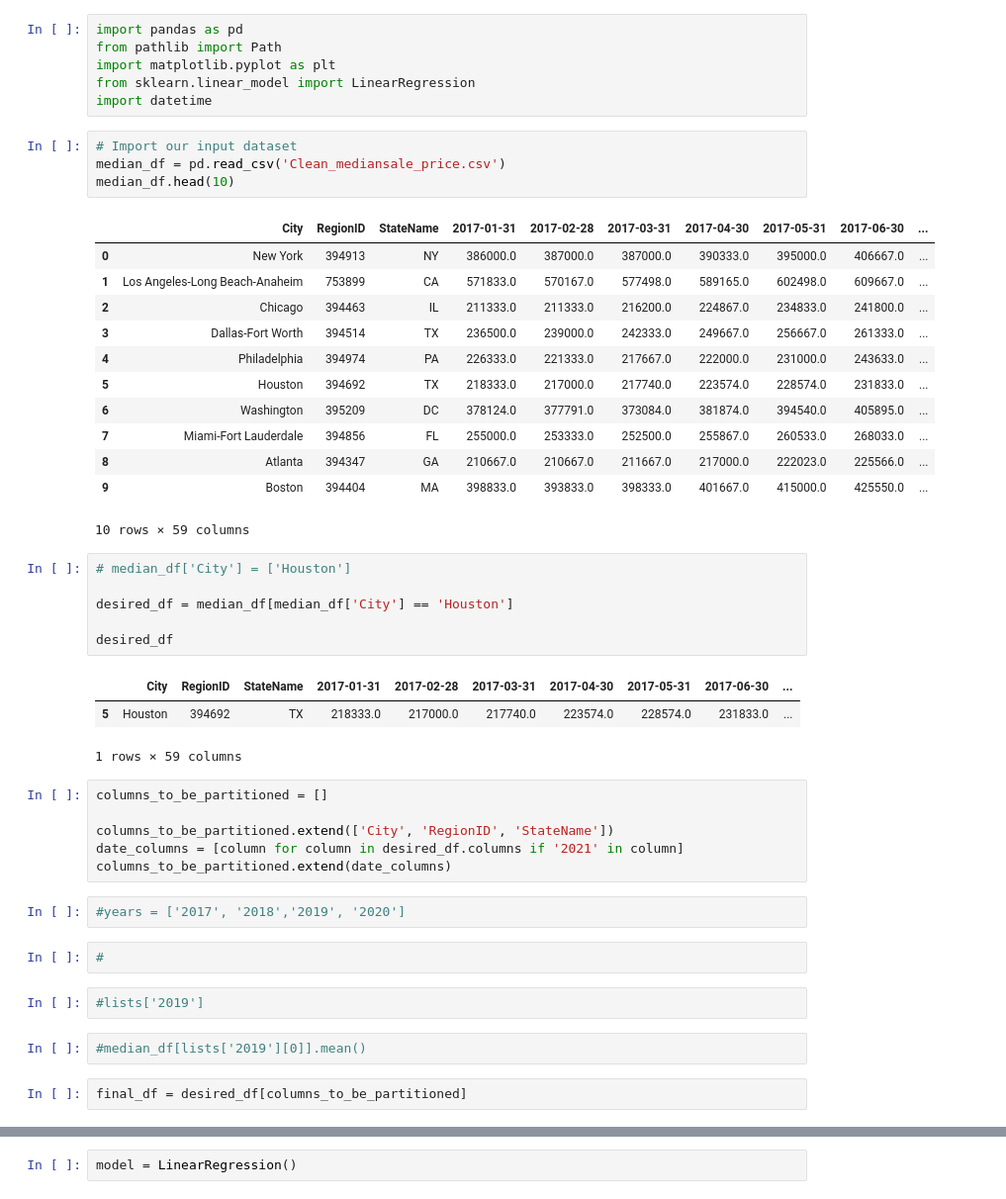
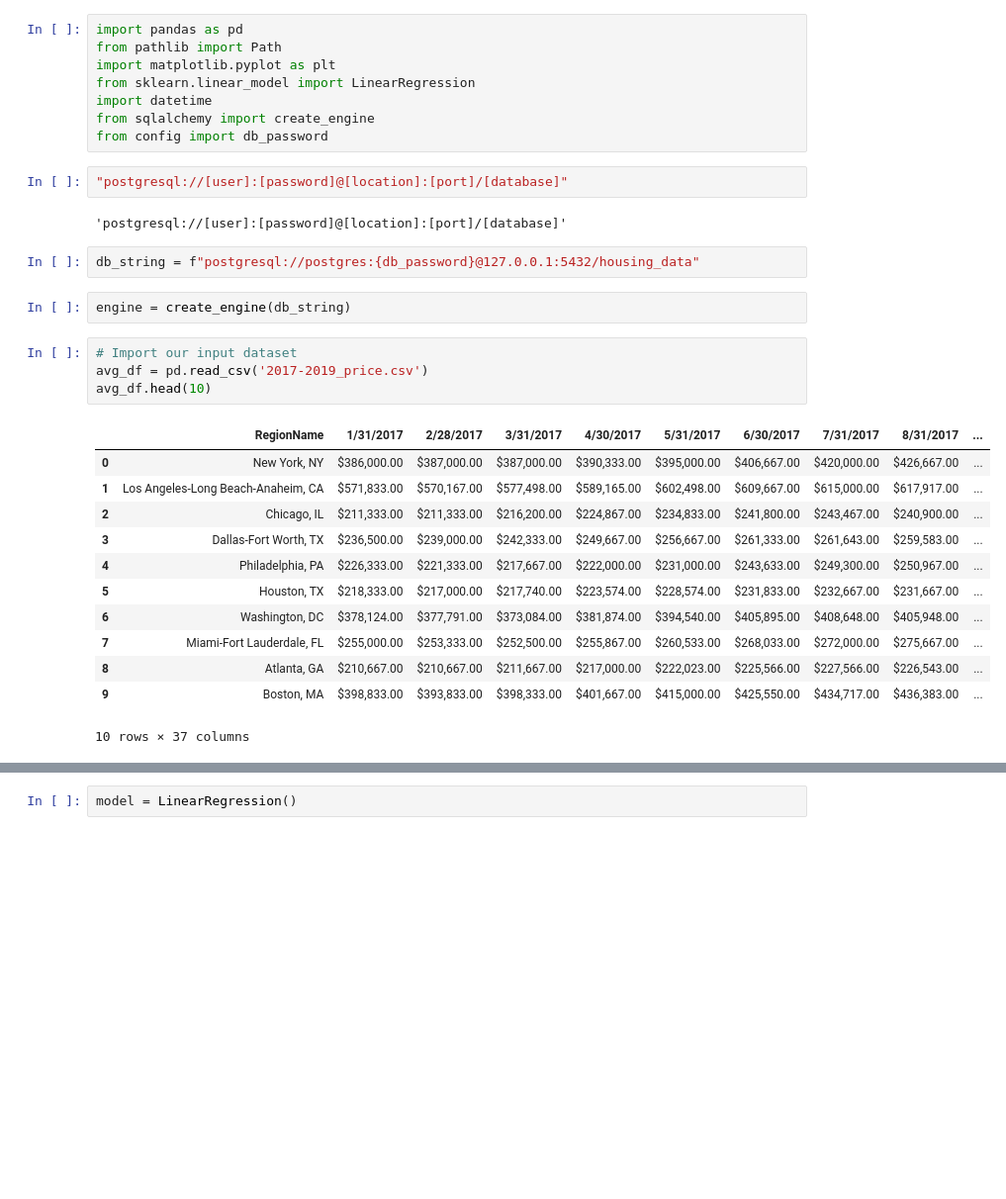
Before and after one commit to rachanamule/Housing_Data, a Jupyter notebook: house_machine_learning.ipynb, the cells around one changed output, grey strips where cells are left out. Shown at 99% size. Drawn from its saved outputs; the diff is of its cells as text; blank space fills up the shorter version.

```diff
--- a/house_machine_learning.ipynb
+++ b/house_machine_learning.ipynb
@@ -4,46 +4,30 @@ from pathlib import Path
 import matplotlib.pyplot as plt
 from sklearn.linear_model import LinearRegression
 import datetime
+from sqlalchemy import create_engine
+from config import db_password
+# %%
+"postgresql://[user]:[password]@[location]:[port]/[database]"
+# %% [output]
+'postgresql://[user]:[password]@[location]:[port]/[database]'
+# %%
+db_string = f"postgresql://postgres:{db_password}@127.0.0.1:5432/housing_data"
+# %%
+engine = create_engine(db_string)
 # %%
 # Import our input dataset
-median_df = pd.read_csv('Clean_mediansale_price.csv')
-median_df.head(10)
+avg_df = pd.read_csv('2017-2019_price.csv')
+avg_df.head(10)
 # %% [output]
-|  | City | RegionID | StateName | 2017-01-31 | 2017-02-28 | 2017-03-31 | 2017-04-30 | 2017-05-31 | 2017-06-30 | ... |
-| 0 | New York | 394913 | NY | 386000.0 | 387000.0 | 387000.0 | 390333.0 | 395000.0 | 406667.0 | ... |
-| 1 | Los Angeles-Long Beach-Anaheim | 753899 | CA | 571833.0 | 570167.0 | 577498.0 | 589165.0 | 602498.0 | 609667.0 | ... |
-| 2 | Chicago | 394463 | IL | 211333.0 | 211333.0 | 216200.0 | 224867.0 | 234833.0 | 241800.0 | ... |
-| 3 | Dallas-Fort Worth | 394514 | TX | 236500.0 | 239000.0 | 242333.0 | 249667.0 | 256667.0 | 261333.0 | ... |
-| 4 | Philadelphia | 394974 | PA | 226333.0 | 221333.0 | 217667.0 | 222000.0 | 231000.0 | 243633.0 | ... |
-| 5 | Houston | 394692 | TX | 218333.0 | 217000.0 | 217740.0 | 223574.0 | 228574.0 | 231833.0 | ... |
-| 6 | Washington | 395209 | DC | 378124.0 | 377791.0 | 373084.0 | 381874.0 | 394540.0 | 405895.0 | ... |
-| 7 | Miami-Fort Lauderdale | 394856 | FL | 255000.0 | 253333.0 | 252500.0 | 255867.0 | 260533.0 | 268033.0 | ... |
-| 8 | Atlanta | 394347 | GA | 210667.0 | 210667.0 | 211667.0 | 217000.0 | 222023.0 | 225566.0 | ... |
-| 9 | Boston | 394404 | MA | 398833.0 | 393833.0 | 398333.0 | 401667.0 | 415000.0 | 425550.0 | ... |
+|  | RegionName | 1/31/2017 | 2/28/2017 | 3/31/2017 | 4/30/2017 | 5/31/2017 | 6/30/2017 | 7/31/2017 | 8/31/2017 | ... |
+| 0 | New York, NY | $386,000.00 | $387,000.00 | $387,000.00 | $390,333.00 | $395,000.00 | $406,667.00 | $420,000.00 | $426,667.00 | ... |
+| 1 | Los Angeles-Long Beach-Anaheim, CA | $571,833.00 | $570,167.00 | $577,498.00 | $589,165.00 | $602,498.00 | $609,667.00 | $615,000.00 | $617,917.00 | ... |
+| 2 | Chicago, IL | $211,333.00 | $211,333.00 | $216,200.00 | $224,867.00 | $234,833.00 | $241,800.00 | $243,467.00 | $240,900.00 | ... |
+| 3 | Dallas-Fort Worth, TX | $236,500.00 | $239,000.00 | $242,333.00 | $249,667.00 | $256,667.00 | $261,333.00 | $261,643.00 | $259,583.00 | ... |
+| 4 | Philadelphia, PA | $226,333.00 | $221,333.00 | $217,667.00 | $222,000.00 | $231,000.00 | $243,633.00 | $249,300.00 | $250,967.00 | ... |
+| 5 | Houston, TX | $218,333.00 | $217,000.00 | $217,740.00 | $223,574.00 | $228,574.00 | $231,833.00 | $232,667.00 | $231,667.00 | ... |
+| 6 | Washington, DC | $378,124.00 | $377,791.00 | $373,084.00 | $381,874.00 | $394,540.00 | $405,895.00 | $408,648.00 | $405,948.00 | ... |
+| 7 | Miami-Fort Lauderdale, FL | $255,000.00 | $253,333.00 | $252,500.00 | $255,867.00 | $260,533.00 | $268,033.00 | $272,000.00 | $275,667.00 | ... |
+| 8 | Atlanta, GA | $210,667.00 | $210,667.00 | $211,667.00 | $217,000.00 | $222,023.00 | $225,566.00 | $227,566.00 | $226,543.00 | ... |
+| 9 | Boston, MA | $398,833.00 | $393,833.00 | $398,333.00 | $401,667.00 | $415,000.00 | $425,550.00 | $434,717.00 | $436,383.00 | ... |
-10 rows × 59 columns
+10 rows × 37 columns
-# %%
-# median_df['City'] = ['Houston']
-
-desired_df = median_df[median_df['City'] == 'Houston']
-
-desired_df
-# %% [output]
-|  | City | RegionID | StateName | 2017-01-31 | 2017-02-28 | 2017-03-31 | 2017-04-30 | 2017-05-31 | 2017-06-30 | ... |
-| 5 | Houston | 394692 | TX | 218333.0 | 217000.0 | 217740.0 | 223574.0 | 228574.0 | 231833.0 | ... |
-1 rows × 59 columns
-# %%
-columns_to_be_partitioned = []
-
-columns_to_be_partitioned.extend(['City', 'RegionID', 'StateName'])
-date_columns = [column for column in desired_df.columns if '2021' in column]
-columns_to_be_partitioned.extend(date_columns)
-# %%
-#years = ['2017', '2018','2019', '2020']
-# %%
-#
-# %%
-#lists['2019']
-# %%
-#median_df[lists['2019'][0]].mean()
-# %%
-final_df = desired_df[columns_to_be_partitioned]
```
Also changed, not shown: parts of 29 cells of this notebook, 2 other files.
